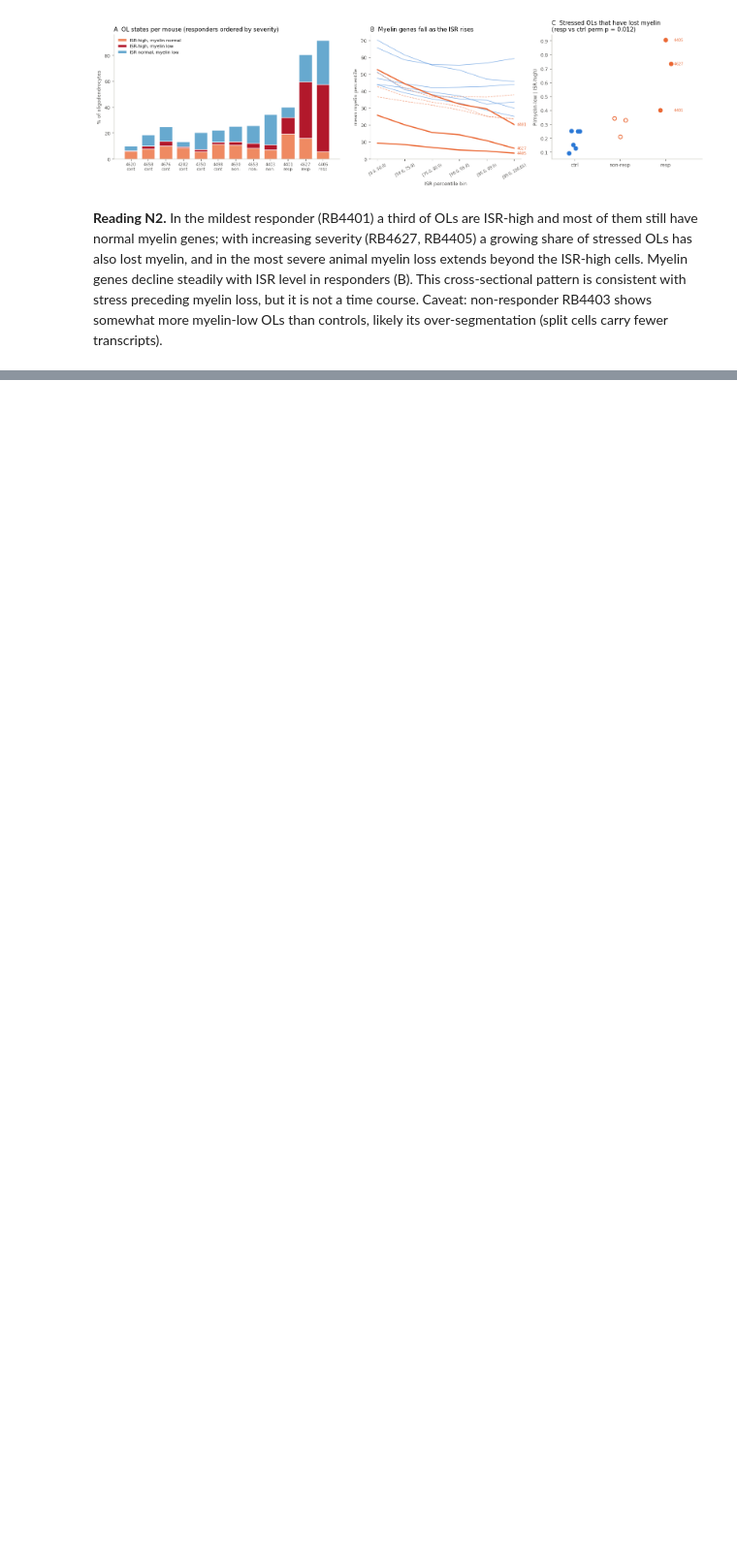
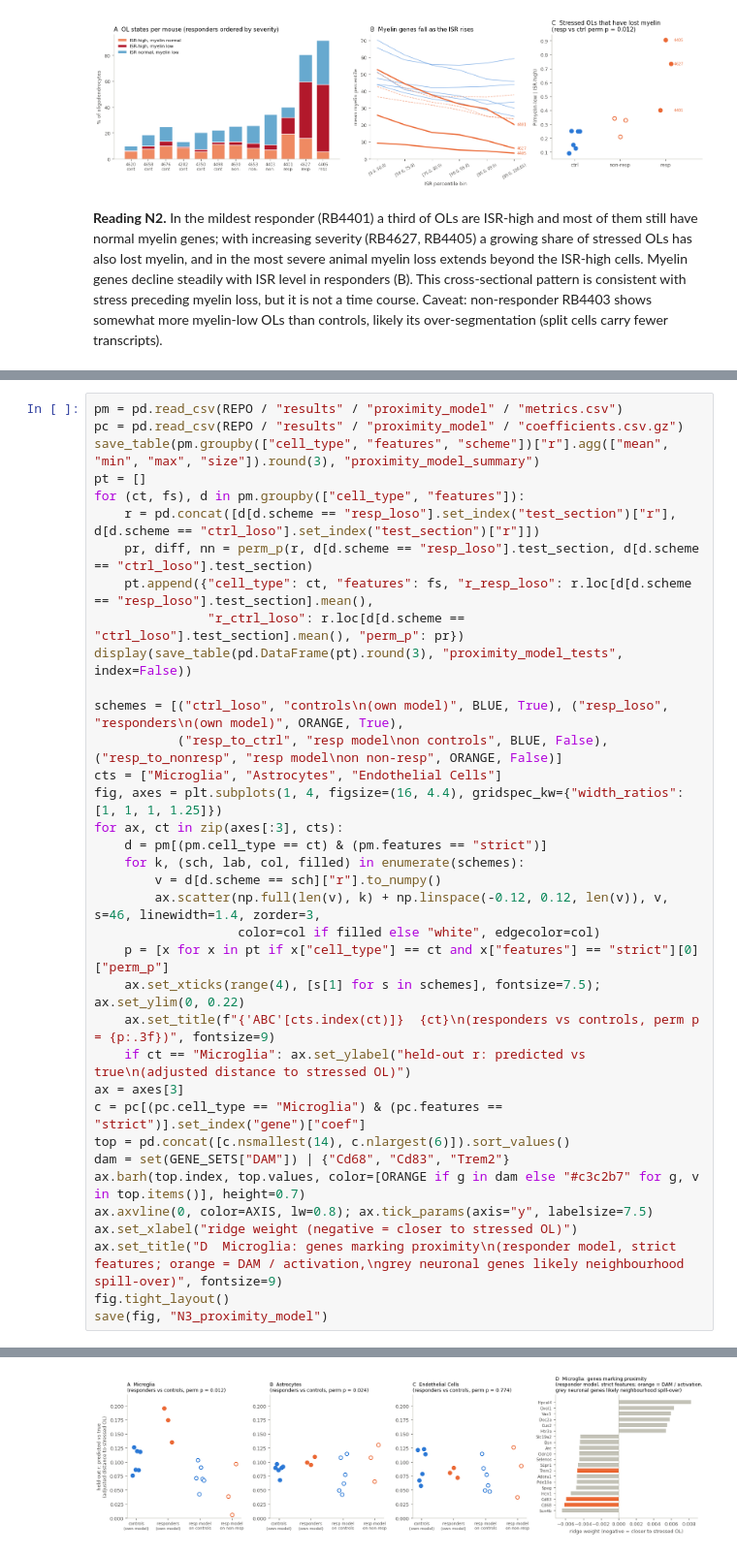
Before and after one commit to christoffermattssonlangseth/oligo-mtDSB, a Jupyter notebook: analysis/04-neighbourhood-and-staging.ipynb, the cells around one changed output, grey strips where cells are left out. Shown at 97% size. Cells and saved outputs as stored; diff of their text form; blank space fills up the shorter version.

```diff
--- a/analysis/04-neighbourhood-and-staging.ipynb
+++ b/analysis/04-neighbourhood-and-staging.ipynb
@@ -224,0 +235,37 @@ course. Caveat: non-responder RB4403 shows somewhat more myelin-low OLs than con
+# %%
+pm = pd.read_csv(REPO / "results" / "proximity_model" / "metrics.csv")
+pc = pd.read_csv(REPO / "results" / "proximity_model" / "coefficients.csv.gz")
+save_table(pm.groupby(["cell_type", "features", "scheme"])["r"].agg(["mean", "min", "max", "size"]).round(3), "proximity_model_summary")
+pt = []
+for (ct, fs), d in pm.groupby(["cell_type", "features"]):
+    r = pd.concat([d[d.scheme == "resp_loso"].set_index("test_section")["r"], d[d.scheme == "ctrl_loso"].set_index("test_section")["r"]])
+    pr, diff, nn = perm_p(r, d[d.scheme == "resp_loso"].test_section, d[d.scheme == "ctrl_loso"].test_section)
+    pt.append({"cell_type": ct, "features": fs, "r_resp_loso": r.loc[d[d.scheme == "resp_loso"].test_section].mean(),
+               "r_ctrl_loso": r.loc[d[d.scheme == "ctrl_loso"].test_section].mean(), "perm_p": pr})
+display(save_table(pd.DataFrame(pt).round(3), "proximity_model_tests", index=False))
+
+schemes = [("ctrl_loso", "controls\n(own model)", BLUE, True), ("resp_loso", "responders\n(own model)", ORANGE, True),
+           ("resp_to_ctrl", "resp model\non controls", BLUE, False), ("resp_to_nonresp", "resp model\non non-resp", ORANGE, False)]
+cts = ["Microglia", "Astrocytes", "Endothelial Cells"]
+fig, axes = plt.subplots(1, 4, figsize=(16, 4.4), gridspec_kw={"width_ratios": [1, 1, 1, 1.25]})
+for ax, ct in zip(axes[:3], cts):
+    d = pm[(pm.cell_type == ct) & (pm.features == "strict")]
+    for k, (sch, lab, col, filled) in enumerate(schemes):
+        v = d[d.scheme == sch]["r"].to_numpy()
+        ax.scatter(np.full(len(v), k) + np.linspace(-0.12, 0.12, len(v)), v, s=46, linewidth=1.4, zorder=3,
+                   color=col if filled else "white", edgecolor=col)
+    p = [x for x in pt if x["cell_type"] == ct and x["features"] == "strict"][0]["perm_p"]
+    ax.set_xticks(range(4), [s[1] for s in schemes], fontsize=7.5); ax.set_ylim(0, 0.22)
+    ax.set_title(f"{'ABC'[cts.index(ct)]}  {ct}\n(responders vs controls, perm p = {p:.3f})", fontsize=9)
+    if ct == "Microglia": ax.set_ylabel("held-out r: predicted vs true\n(adjusted distance to stressed OL)")
+ax = axes[3]
+c = pc[(pc.cell_type == "Microglia") & (pc.features == "strict")].set_index("gene")["coef"]
+top = pd.concat([c.nsmallest(14), c.nlargest(6)]).sort_values()
+dam = set(GENE_SETS["DAM"]) | {"Cd68", "Cd83", "Trem2"}
+ax.barh(top.index, top.values, color=[ORANGE if g in dam else "#c3c2b7" for g, v in top.items()], height=0.7)
+ax.axvline(0, color=AXIS, lw=0.8); ax.tick_params(axis="y", labelsize=7.5)
+ax.set_xlabel("ridge weight (negative = closer to stressed OL)")
+ax.set_title("D  Microglia: genes marking proximity\n(responder model, strict features; orange = DAM / activation,\ngrey neuronal genes likely neighbourhood spill-over)", fontsize=9)
+fig.tight_layout()
+save(fig, "N3_proximity_model")
+# %% [output]
@@ -224,0 +279 @@ course. Caveat: non-responder RB4403 shows somewhat more myelin-low OLs than con
+[figure, added]
```
Also changed, not shown: parts of 3 cells of this notebook, 14 other files.
